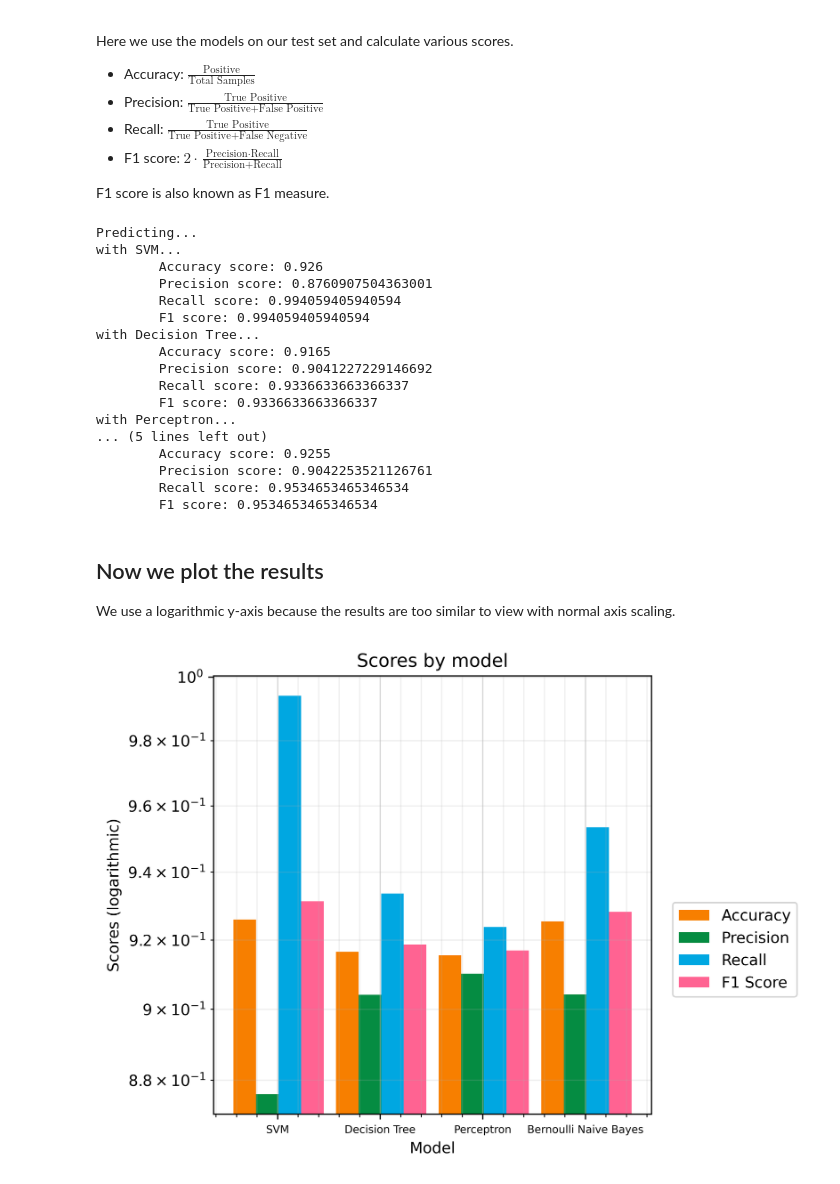
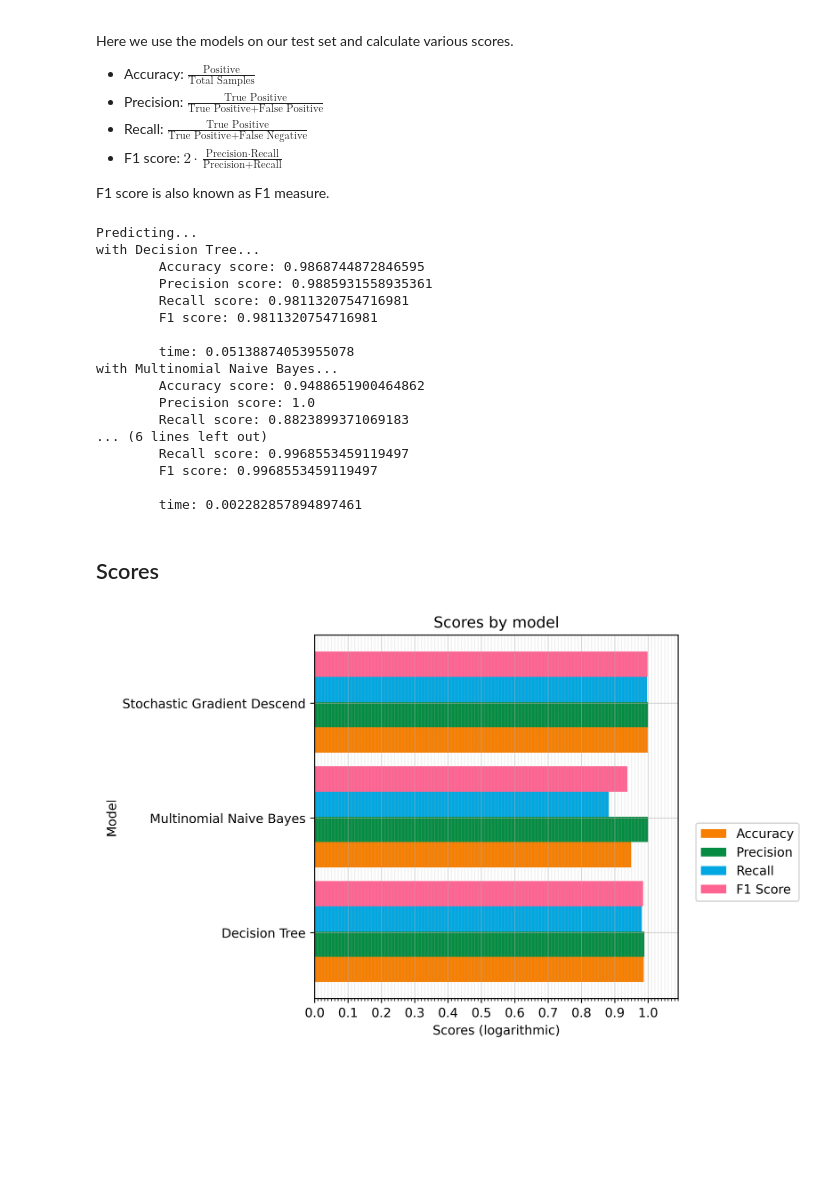
Before and after one commit to cultab/fake_news_detection, a Jupyter notebook: feature_extrantion.ipynb, the cells around one changed output. Saved outputs shown, nothing was run; the diff lists cells and outputs as text; code cells hidden in the pictures; blank space fills up the shorter version.

Commit message:
graphs and stuff

```diff
--- a/feature_extrantion.ipynb
+++ b/feature_extrantion.ipynb
@@ -158,13 +212,16 @@ from sklearn.metrics import precision_score
 from sklearn.metrics import recall_score
 from sklearn.metrics import f1_score
 
-results = dict()
+results = OrderedDict()
 print("Predicting...")
 
 for name, model in trained_models.items():
     print(f"with {name}..", end = "")
     # predict
-    y_pred = model.predict(x_test_tfidf)
+
+    tic = time()
+    y_pred = model["model"].predict(x_test)
+    toc = time()
 
     acc = accuracy_score(y_test, y_pred)
     pre = precision_score(y_test, y_pred)
@@ -176,74 +233,75 @@ for name, model in trained_models.items():
         "precision": pre,
         "recall": rec,
         "f1": f1,
+        "time": toc - tic
     }
+
     print(".")
     print(f"\tAccuracy score: {acc}")
     print(f"\tPrecision score: {pre}")
     print(f"\tRecall score: {rec}")
     print(f"\tF1 score: {rec}")
+    print(f"\n\ttime: {toc-tic}")
 # %% [output]
 Predicting...
-with SVM...
-        Accuracy score: 0.926
-        Precision score: 0.8760907504363001
-        Recall score: 0.994059405940594
-        F1 score: 0.994059405940594
 with Decision Tree...
-        Accuracy score: 0.9165
-        Precision score: 0.9041227229146692
-        Recall score: 0.9336633663366337
-        F1 score: 0.9336633663366337
-with Perceptron...
-... (5 lines left out)
-        Accuracy score: 0.9255
-        Precision score: 0.9042253521126761
-        Recall score: 0.9534653465346534
-        F1 score: 0.9534653465346534
+        Accuracy score: 0.9868744872846595
+        Precision score: 0.9885931558935361
+        Recall score: 0.9811320754716981
+        F1 score: 0.9811320754716981
+
+        time: 0.05138874053955078
+with Multinomial Naive Bayes...
+        Accuracy score: 0.9488651900464862
+        Precision score: 1.0
+        Recall score: 0.8823899371069183
+... (6 lines left out)
+        Recall score: 0.9968553459119497
+        F1 score: 0.9968553459119497
+
+        time: 0.002282857894897461
 # %% [markdown]
-## Now we plot the results
-
-We use a logarithmic y-axis because the results are too similar to view with normal axis scaling.
+## Scores
 # %%
 # create plot
 fig, axes = plt.subplots(figsize = (4,4), dpi=600)
 
 
 bar_width = 0.22
 opacity = 0.8
 ax = fig.add_axes([0,0,1,1])
 index = np.arange(len(results)) + 0.1
 
 for i, (name, scores) in enumerate(results.items()):
 
     # print(scores["accuracy"])  # sanity check
-    ax.bar((i * 1) + bar_width, scores["accuracy"], color = '#F77F00', width = bar_width)
-    ax.bar((i * 1) + 2 * bar_width, scores["precision"], color = '#058C42', width = bar_width)
-    ax.bar((i * 1) + 3 * bar_width, scores["recall"], color = '#00A7E1', width = bar_width)
-    ax.bar((i * 1) + 4 * bar_width, scores["f1"], color = '#FF6392', width = bar_width)
+    ax.barh((i * 1) + bar_width, scores["accuracy"], color = '#F77F00', height = bar_width)
+    ax.barh((i * 1) + 2 * bar_width, scores["precision"], color = '#058C42', height = bar_width)
+    ax.barh((i * 1) + 3 * bar_width, scores["recall"], color = '#00A7E1', height = bar_width)
+    ax.barh((i * 1) + 4 * bar_width, scores["f1"], color = '#FF6392', height = bar_width)
 
-
-plt.xlabel('Model')
-plt.ylabel('Scores (logarithmic)')
+plt.ylabel('Model')
+plt.xlabel('Scores (logarithmic)')
 plt.title('Scores by model')
 
-plt.xticks(index + 2 * bar_width, ('SVM', 'Decision Tree', 'Perceptron', "Bernoulli Naive Bayes"), size = 7)
+plt.yticks(index + 2 * bar_width, models.keys())#, size = 7)
 
-# Major ticks every 20, minor ticks every 5
-major_ticks = np.arange(0, 1.1, 0.25)
-minor_ticks = np.arange(0, 1.1, 0.1)
+major_ticks = np.arange(0, 1.1, 0.1)
+minor_ticks = np.arange(0, 1.1, 0.01)
 
-plt.yticks(major_ticks) # FIRST
-plt.yticks(minor_ticks) # SECOND ! IMPORTANT
-plt.yscale("log")  # value{"linear", "log", "symlog", "logit"
+# plt.yticks(major_ticks) # FIRST
+# plt.yticks(minor_ticks) # SECOND ! IMPORTANT
+ax.set_xticks(major_ticks)
+ax.set_xticks(minor_ticks, minor = True)
 
-plt.minorticks_on()
+# plt.minorticks_on()
+# plt.yscale("log")  # value{"linear", "log", "symlog", "logit"
 
 plt.grid(which='minor', alpha=0.2)
 plt.grid(which='major', alpha=0.5)
 
 plt.legend(["Accuracy", "Precision", "Recall", "F1 Score"], bbox_to_anchor=(1.35,0.5), loc = "upper right")
 # plt.tight_layout()
 plt.show()
 # %% [output]
-[figure, old version]
+[figure, new version]
```
Also changed, not shown: parts of 10 cells of this notebook, 2 other files.
